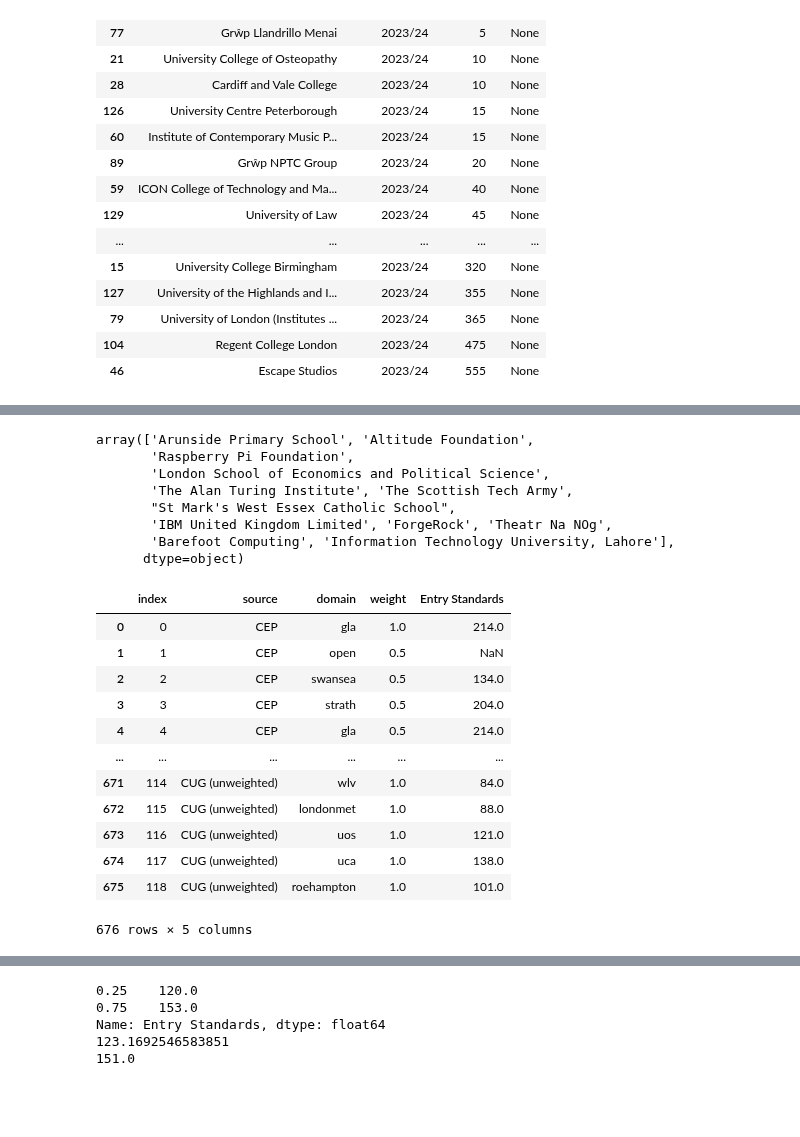
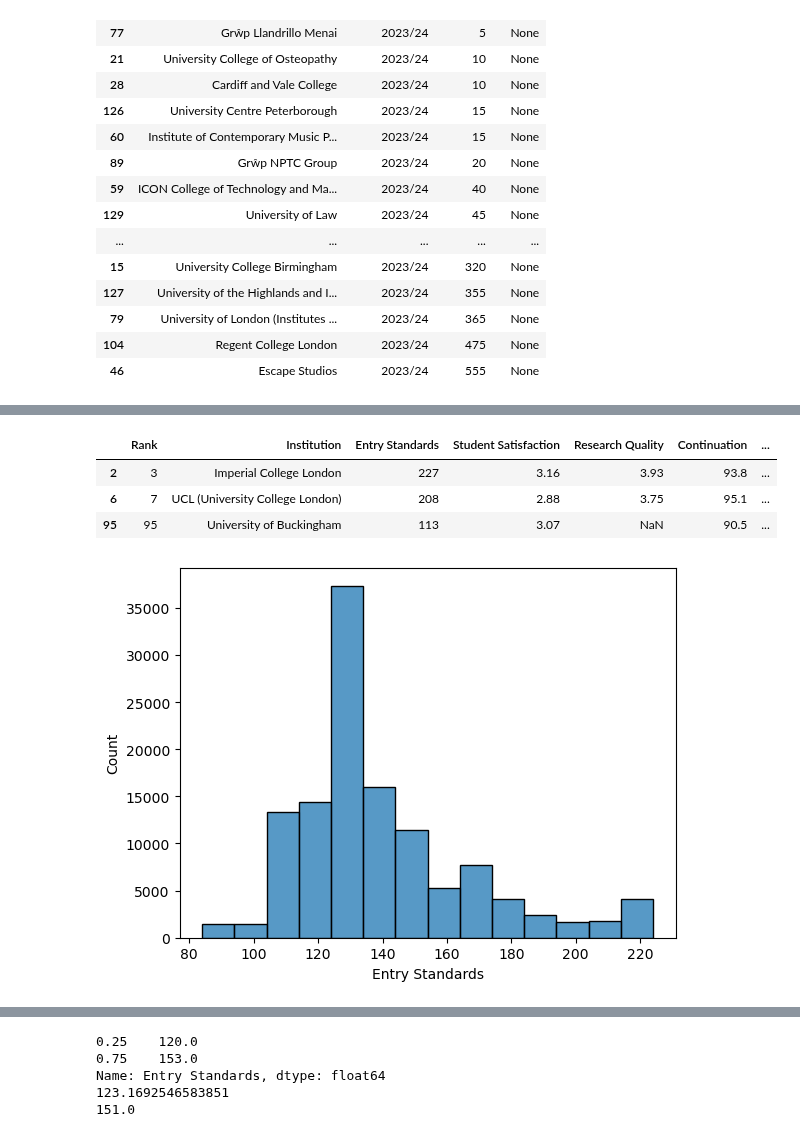
Before and after one commit to stevenaeola/CEP_Retro, a Jupyter notebook: CEP_paper_analysis.ipynb, the cells around one changed output, grey strips where cells are left out. Drawn from its saved outputs; the diff is of its cells as text; code cells hidden in the pictures; blank space fills up the shorter version.

```diff
--- a/CEP_paper_analysis.ipynb
+++ b/CEP_paper_analysis.ipynb
@@ -472,44 +534,16 @@ sns.ecdfplot(data=cug_domain_numbers, x="Entry Standards", weights=cug_domain_nu
-# %%
-affiliations_cug_numbers = affiliations_cug.merge(student_numbers_domain[pd.notnull(student_numbers_domain.domain)], how="left", on="domain")
-affiliations_cug_numbers[affiliations_cug_numbers.Number.isnull()]['institution'].unique()
-# %% [output]
-array(['Arunside Primary School', 'Altitude Foundation',
-       'Raspberry Pi Foundation',
-       'London School of Economics and Political Science',
-       'The Alan Turing Institute', 'The Scottish Tech Army',
-       "St Mark's West Essex Catholic School",
-       'IBM United Kingdom Limited', 'ForgeRock', 'Theatr Na NOg',
-       'Barefoot Computing', 'Information Technology University, Lahore'],
-      dtype=object)
-# %%
-affiliations_cug
-ecdf_affil_df = affiliations_cug[['conference','domain', 'weight', 'Entry Standards']]
-ecdf_affil_df.columns=['source','domain','weight','Entry Standards']
-
-ecdf_cug_df = cug_domain_numbers.copy()[['domain','Number', 'Entry Standards']]
-ecdf_cug_df['source']='CUG (weighted)'
-ecdf_cug_df.columns=['domain','weight','Entry Standards','source']
-
-ecdf_cug_unweighted_df = cug_domain_numbers.copy()[['domain', 'Entry Standards']]
-ecdf_cug_unweighted_df['weight']=1
-ecdf_cug_unweighted_df['source']='CUG (unweighted)'
-ecdf_cug_unweighted_df.columns=['domain','Entry Standards','weight','source']
-
-
-
-ecdf_df = pd.concat([ecdf_affil_df, ecdf_cug_df, ecdf_cug_unweighted_df]).reset_index()
-ecdf_df
-# %% [output]
-|  | index | source | domain | weight | Entry Standards |
-| 0 | 0 | CEP | gla | 1.0 | 214.0 |
-| 1 | 1 | CEP | open | 0.5 | NaN |
-| 2 | 2 | CEP | swansea | 0.5 | 134.0 |
-| 3 | 3 | CEP | strath | 0.5 | 204.0 |
-| 4 | 4 | CEP | gla | 0.5 | 214.0 |
-| ... | ... | ... | ... | ... | ... |
-| 671 | 114 | CUG (unweighted) | wlv | 1.0 | 84.0 |
-| 672 | 115 | CUG (unweighted) | londonmet | 1.0 | 88.0 |
-| 673 | 116 | CUG (unweighted) | uos | 1.0 | 121.0 |
-| 674 | 117 | CUG (unweighted) | uca | 1.0 | 138.0 |
-| 675 | 118 | CUG (unweighted) | roehampton | 1.0 | 101.0 |
-676 rows × 5 columns
+# %%
+#cug_domain_numbers = cug_domain.merge(student_numbers_domain[pd.notnull(student_numbers_domain.domain)], how="left", on="domain")
+cug_domain_numbers = cug_domain.merge(student_numbers_domain, how="left", on="domain")
+
+cug_domain_numbers[cug_domain_numbers.Number.isnull()]
+# %% [output]
+|  | Rank | Institution | Entry Standards | Student Satisfaction | Research Quality | Continuation | ... |
+| 2 | 3 | Imperial College London | 227 | 3.16 | 3.93 | 93.8 | ... |
+| 6 | 7 | UCL (University College London) | 208 | 2.88 | 3.75 | 95.1 | ... |
+| 95 | 95 | University of Buckingham | 113 | 3.07 | NaN | 90.5 | ... |
+# %%
+# weighted
+sns.histplot(data=cug_domain_numbers, x="Entry Standards", binwidth = 10, weights=cug_domain_numbers.Number)
+export_figure("cug_entry_standards_weighted_hist")
+# %% [output]
+[figure, added]
```
Also changed, not shown: parts of 39 cells of this notebook, 2 other files.
